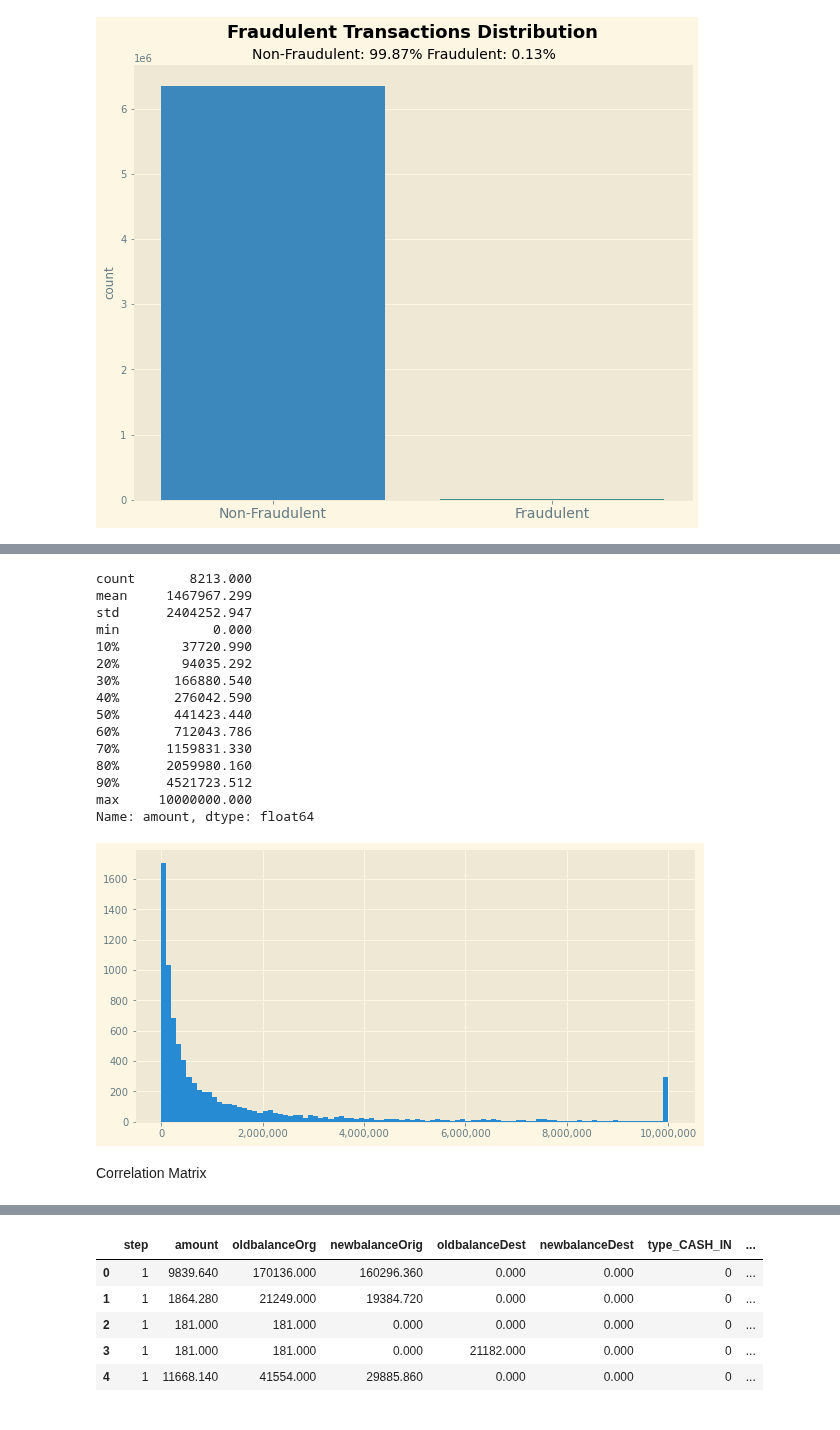
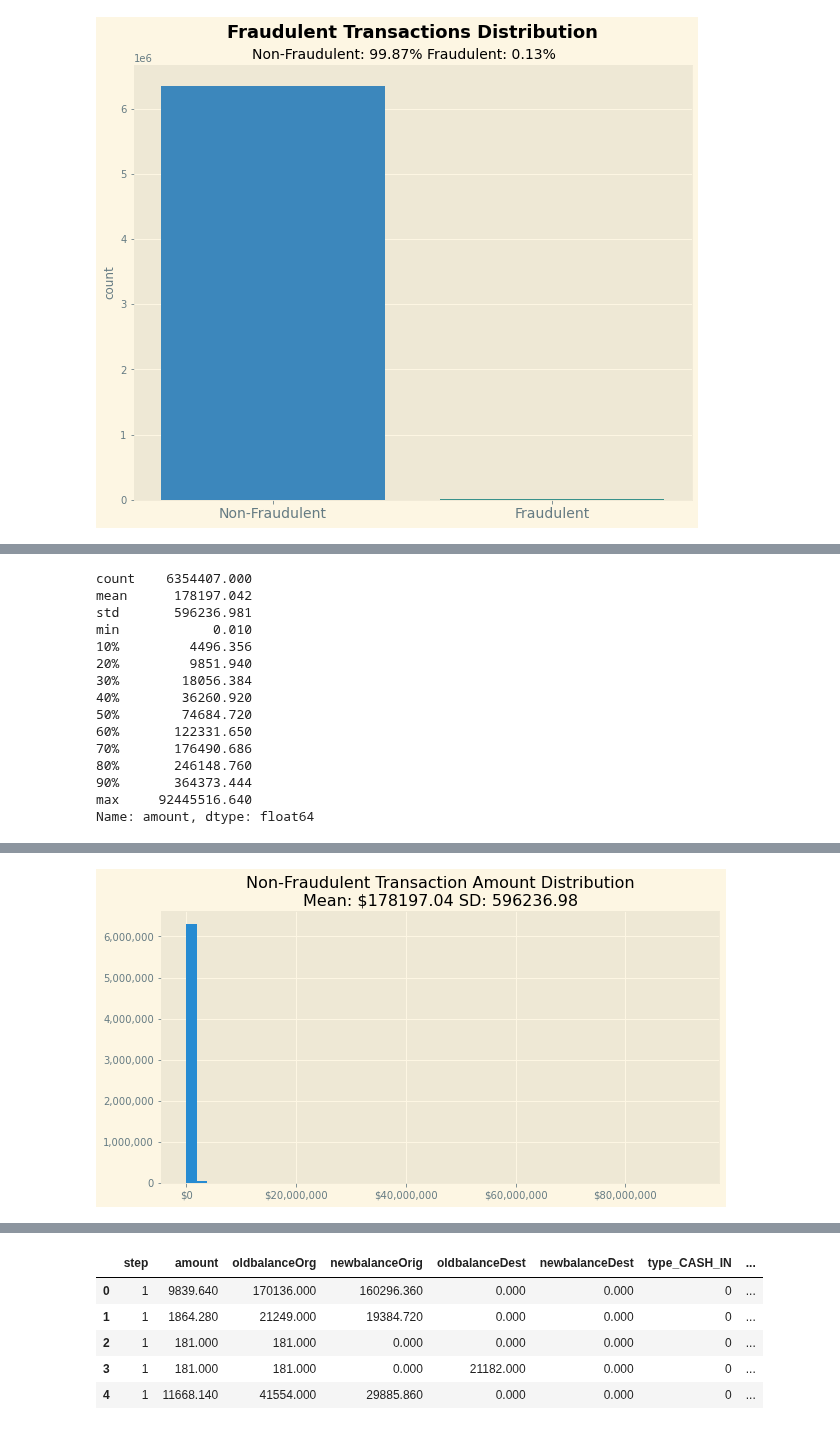
Before and after one commit to KishenSharma6/CreditFraudAnalysis, a Jupyter notebook: notebooks/Exploratory Data Analysis/05282021_EDA.ipynb, the cells around one changed output, grey strips where cells are left out. Cells and saved outputs as stored; diff of their text form; code cells hidden in the pictures.

```diff
--- a/notebooks/Exploratory Data Analysis/05282021_EDA.ipynb
+++ b/notebooks/Exploratory Data Analysis/05282021_EDA.ipynb
@@ -145,28 +116,35 @@ ax.get_xaxis().set_major_formatter(
-# %%
-df.loc[df['isFraud']==True, 'amount'].describe(percentiles= percentiles)
-# %% [output]
-count       8213.000
-mean     1467967.299
-std      2404252.947
-min            0.000
-10%        37720.990
-20%        94035.292
-30%       166880.540
-40%       276042.590
-50%       441423.440
-60%       712043.786
-70%      1159831.330
-80%      2059980.160
-90%      4521723.512
-max     10000000.000
-Name: amount, dtype: float64
-# %%
-f, ax= plt.subplots(figsize= (10,5))
-df.loc[df['isFraud']==True, 'amount'].hist(bins= 100, ax=ax)
-ax.ticklabel_format(useOffset=False, style='plain')
-ax.get_xaxis().set_major_formatter(
-    matplotlib.ticker.FuncFormatter(lambda x, p: format(int(x), ',')))
-# %% [output]
-[figure, removed]
-# %% [markdown]
-Correlation Matrix
+# %%
+#Capture amount percentiles
+percentiles= [.1,.2,.3,.4,.6,.7,.8,.9]
+nonFraudPercentiles= df.loc[df['isFraud']==False, 'amount'].describe(percentiles= percentiles)
+display(nonFraudPercentiles)
+
+#Create plot
+f, ax= plt.subplots(figsize= (10,5))
+df.loc[df['isFraud']==False, 'amount'].hist(bins= 50, ax= ax)
+
+#Set aesthetics
+ax.set_title('Non-Fraudulent Transaction Amount Distribution\nMean: $%s SD: %s' %
+             (round(nonFraudPercentiles['mean'],2), round(nonFraudPercentiles['std'],2)))
+ax.ticklabel_format(useOffset=False, style='plain')
+ax.set_xticklabels(['${:,}'.format(int(x)) for x in ax.get_xticks().tolist()])
+ax.set_yticklabels(['{:,}'.format(int(x)) for x in ax.get_yticks().tolist()]);
+
+#Save plot
+save_plot(ax, config['paths']['figures'], 'nonFraudTransactionAmountDistribution.png')
+# %% [output]
+count    6354407.000
+mean      178197.042
+std       596236.981
+min            0.010
+10%         4496.356
+20%         9851.940
+30%        18056.384
+40%        36260.920
+50%        74684.720
+60%       122331.650
+70%       176490.686
+80%       246148.760
+90%       364373.444
+max     92445516.640
+Name: amount, dtype: float64
@@ -172,0 +152 @@ Correlation Matrix
+[figure, added]
```
Also changed, not shown: parts of 6 cells of this notebook.
